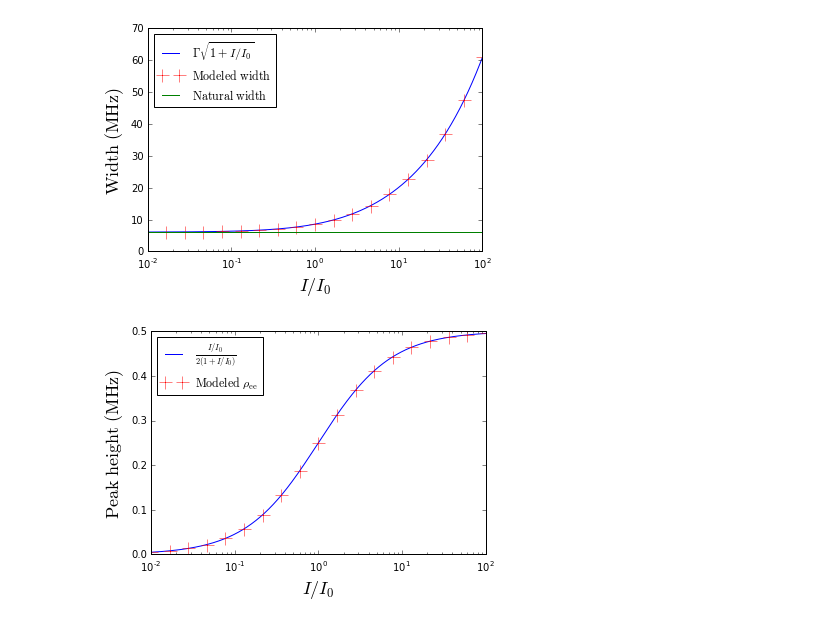
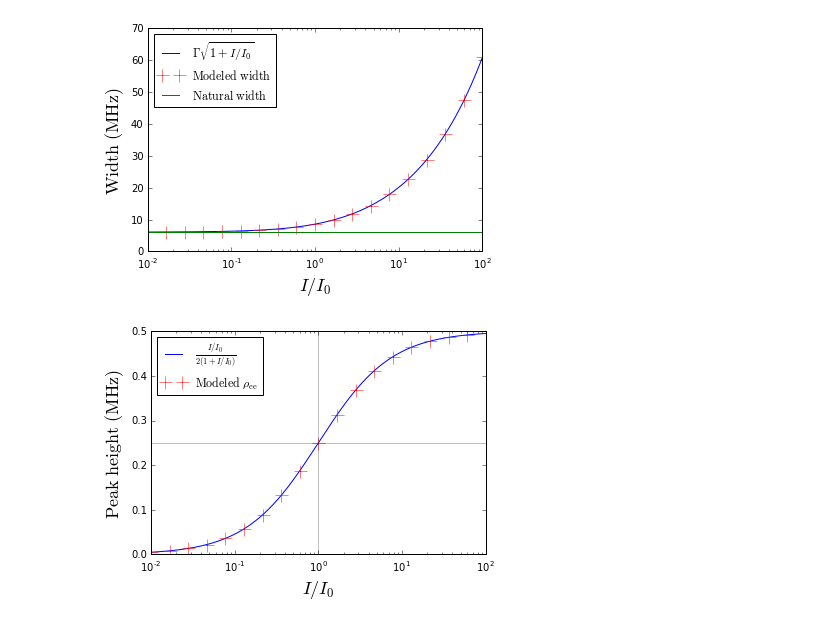
Before and after one commit to oscarlazoarjona/fast, a Jupyter notebook: fast-1.0/fast/notebooks/3 - Rb87 one photon.ipynb, the cells around one changed output. Drawn from its saved outputs; the diff is of its cells as text; code cells hidden in the pictures.

```diff
--- a/fast-1.0/fast/notebooks/3 - Rb87 one photon.ipynb
+++ b/fast-1.0/fast/notebooks/3 - Rb87 one photon.ipynb
@@ -423,19 +419,22 @@ pyplot.savefig(path+name+'_2power.png',bbox_inches='tight')
 # %%
 pyplot.close()
 #We plot amplitudes
 simple_pops =[ s0/2/(1+ s0) for s0 in pows2]
 pyplot.semilogx(pows2,simple_pops,'-b',basex=10,label=r'$\frac{I/I_0}{2(1+I/I_0)}$')
 pyplot.semilogx(pows,model_pops,'+r',basex=10,label=r'$\mathrm{Modeled \ \rho_{ee}}$',markersize=13)
+pyplot.semilogx([pows2[0],pows2[-1]],[0.25,0.25],'k-',alpha=0.25)
+pyplot.semilogx([1,1],[0,0.5],'k-',alpha=0.25)
+
 pyplot.xlabel(r"$I/I_0$",fontsize=18)
 pyplot.ylabel(r"$\mathrm{Peak\ height \ (MHz)}$",fontsize=18)
 
 
 pyplot.ylim([0,None])
 pyplot.legend(loc=0)
 
 pyplot.ylim([0,None])
 pyplot.legend(loc=0)
 
 pyplot.savefig(path+name+'_3power.png',bbox_inches='tight')
 # %% [output]
-[figure, old version]
+[figure, new version]
```
Also changed, not shown: parts of 8 cells of this notebook, 3 other files.
